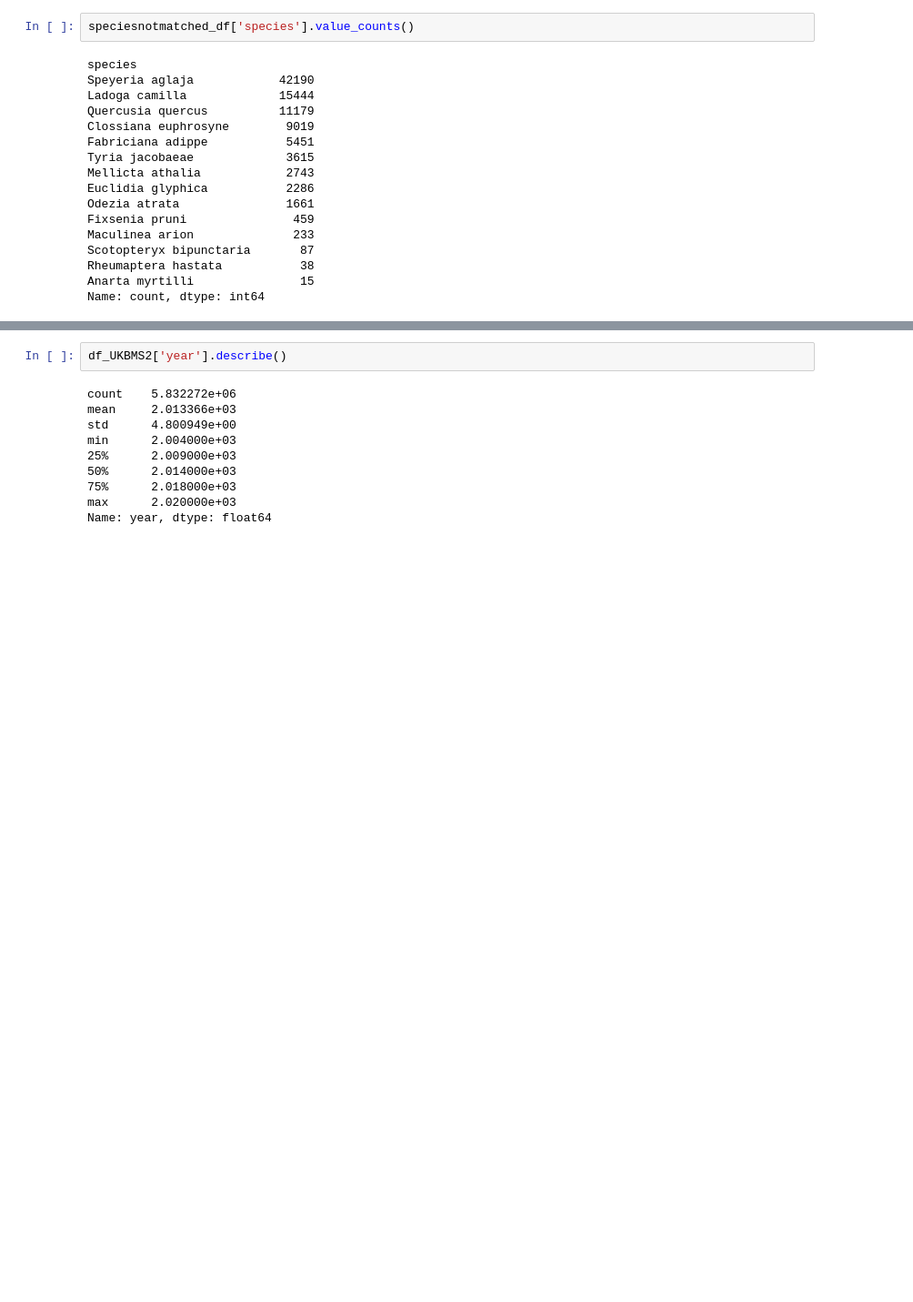
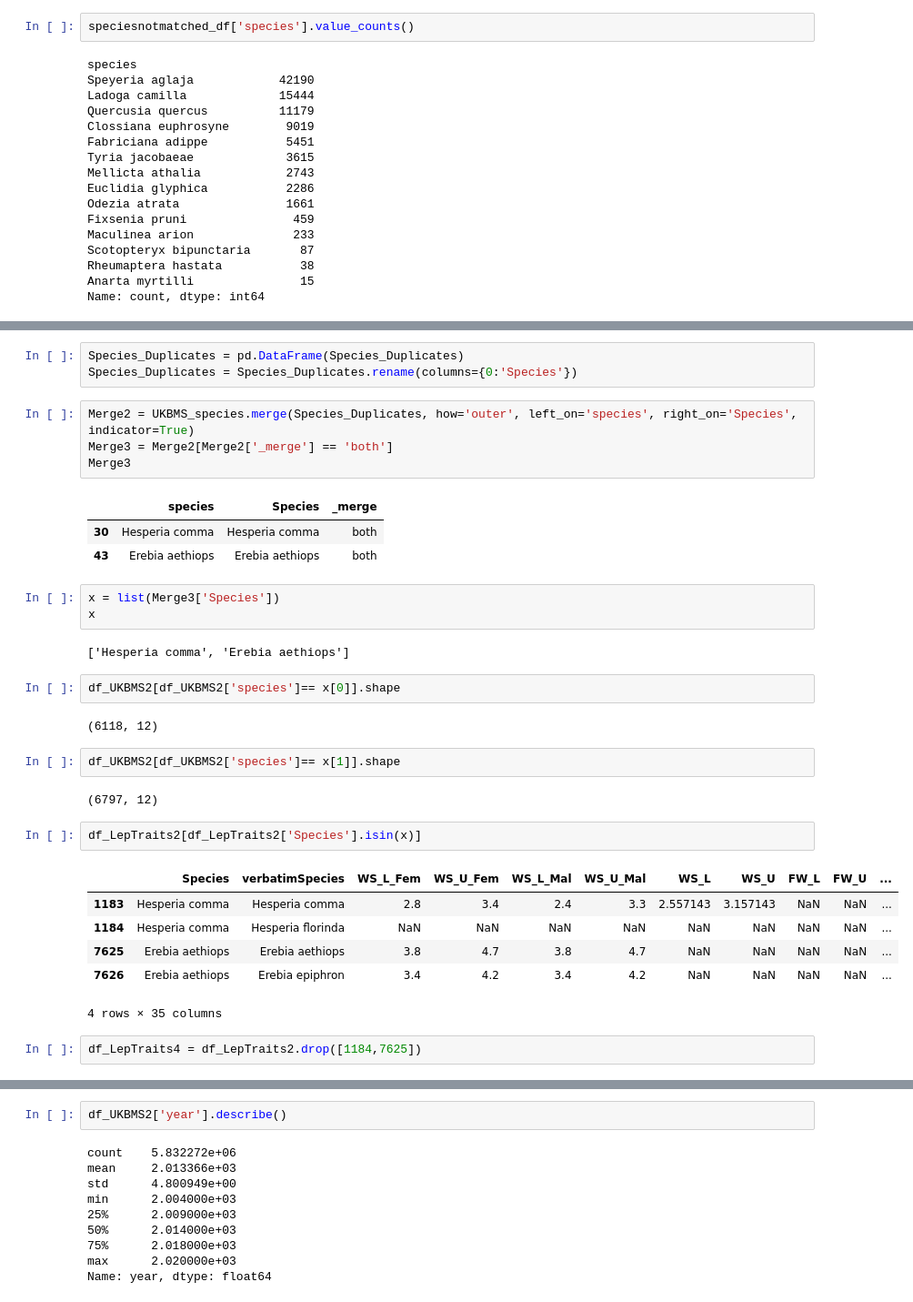
Before and after one commit to chloecousin/Butterflies, a Jupyter notebook: Capstone.ipynb, the cells around one changed output, grey strips where cells are left out. Shown at 91% size. Drawn from its saved outputs; the diff is of its cells as text; blank space fills up the shorter version.

```diff
--- a/Capstone.ipynb
+++ b/Capstone.ipynb
@@ -563,0 +553,35 @@ dtype: int64
+# %%
+Species_Duplicates = pd.DataFrame(Species_Duplicates)
+Species_Duplicates = Species_Duplicates.rename(columns={0:'Species'})
+# %%
+Merge2 = UKBMS_species.merge(Species_Duplicates, how='outer', left_on='species', right_on='Species', indicator=True)
+Merge3 = Merge2[Merge2['_merge'] == 'both']
+Merge3
+# %% [output]
+|  | species | Species | _merge |
+| 30 | Hesperia comma | Hesperia comma | both |
+| 43 | Erebia aethiops | Erebia aethiops | both |
+# %%
+x = list(Merge3['Species'])
+x
+# %% [output]
+['Hesperia comma', 'Erebia aethiops']
+# %%
+df_UKBMS2[df_UKBMS2['species']== x[0]].shape
+# %% [output]
+(6118, 12)
+# %%
+df_UKBMS2[df_UKBMS2['species']== x[1]].shape
+# %% [output]
+(6797, 12)
+# %%
+df_LepTraits2[df_LepTraits2['Species'].isin(x)]
+# %% [output]
+|  | Species | verbatimSpecies | WS_L_Fem | WS_U_Fem | WS_L_Mal | WS_U_Mal | WS_L | WS_U | FW_L | FW_U | ... |
+| 1183 | Hesperia comma | Hesperia comma | 2.8 | 3.4 | 2.4 | 3.3 | 2.557143 | 3.157143 | NaN | NaN | ... |
+| 1184 | Hesperia comma | Hesperia florinda | NaN | NaN | NaN | NaN | NaN | NaN | NaN | NaN | ... |
+| 7625 | Erebia aethiops | Erebia aethiops | 3.8 | 4.7 | 3.8 | 4.7 | NaN | NaN | NaN | NaN | ... |
+| 7626 | Erebia aethiops | Erebia epiphron | 3.4 | 4.2 | 3.4 | 4.2 | NaN | NaN | NaN | NaN | ... |
+4 rows × 35 columns
+# %%
+df_LepTraits4 = df_LepTraits2.drop([1184,7625])
```
Also changed, not shown: parts of 93 cells of this notebook.
